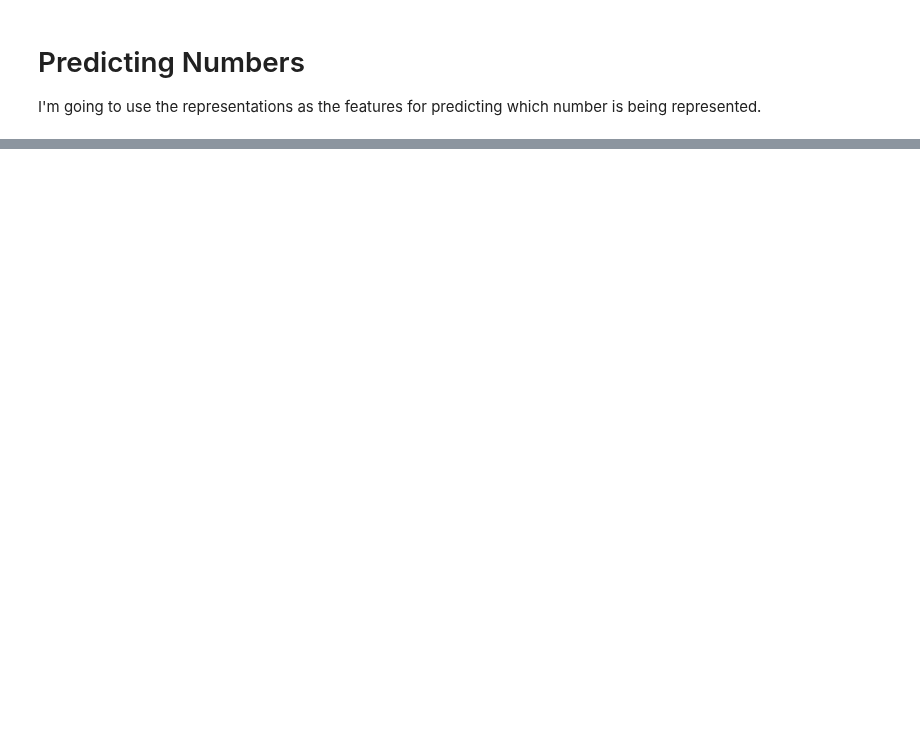
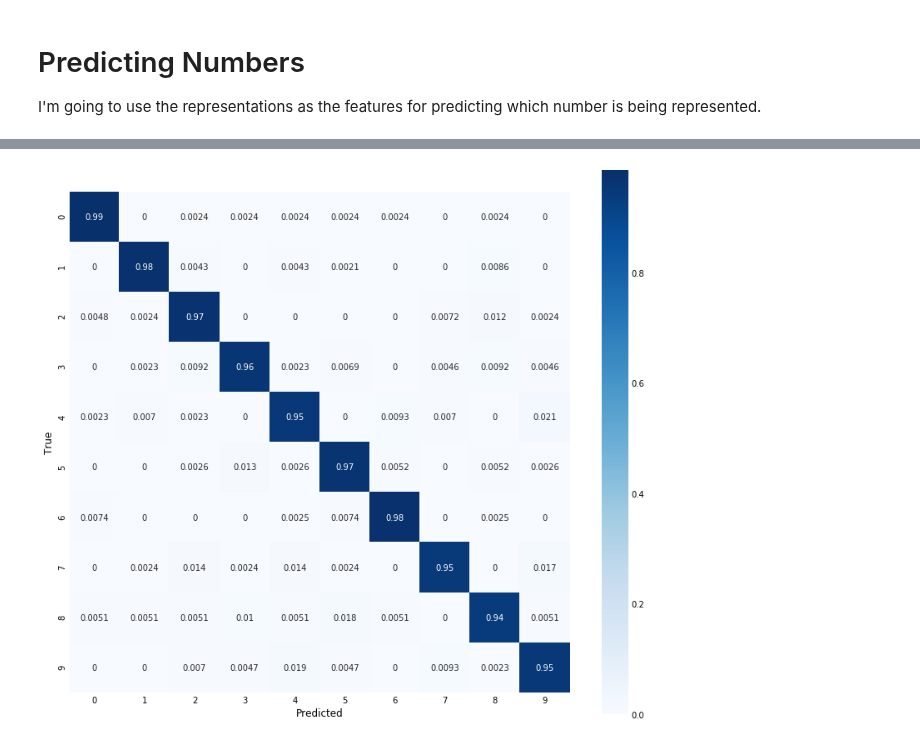
Before and after one commit to arose13/Notebooks, a Jupyter notebook: Simple Autoencoder.ipynb, the cells around one changed output, grey strips where cells are left out. Drawn from its saved outputs; the diff is of its cells as text; code cells hidden in the pictures; blank space fills up the shorter version.

```diff
--- a/Simple Autoencoder.ipynb
+++ b/Simple Autoencoder.ipynb
@@ -159,4 +252,4 @@ logit.fit(l_train, y_train)
 # %%
 %%time
-gbm = XGBClassifier(n_estimators=2000, n_jobs=cpu_count())
+gbm = XGBClassifier(n_estimators=4000, n_jobs=cpu_count())
 gbm.fit(l_train, y_train)
@@ -166,0 +293,6 @@ print(f'XGB    = {gbm.score(l_test, y_test)}')
+# %%
+graph.figure(figsize=(12, 12))
+plot_confusion_matrix(y_test, gbm.predict(l_test))
+graph.show()
+# %% [output]
+[figure, added]
```
Also changed, not shown: parts of 14 cells of this notebook.
